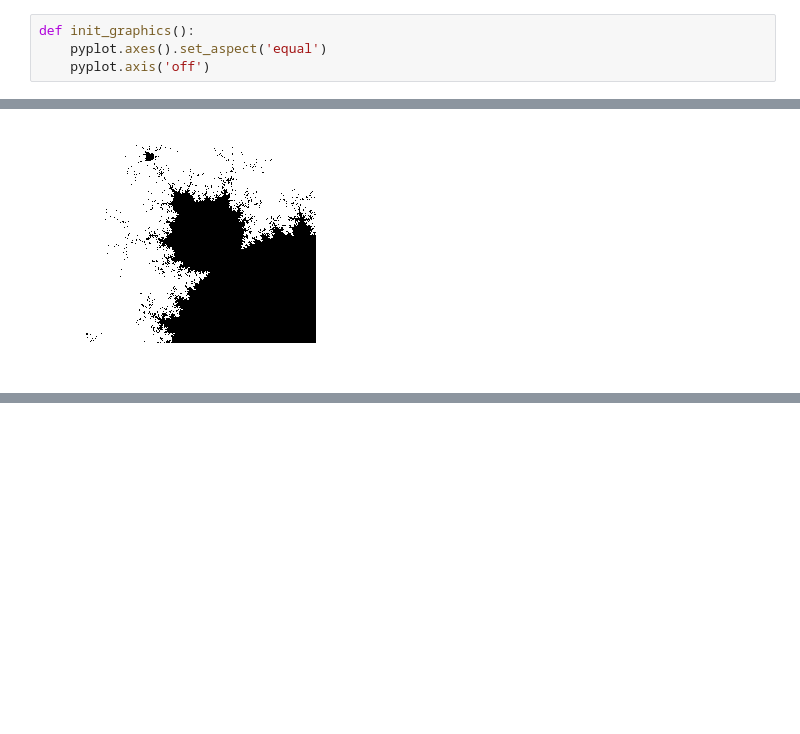
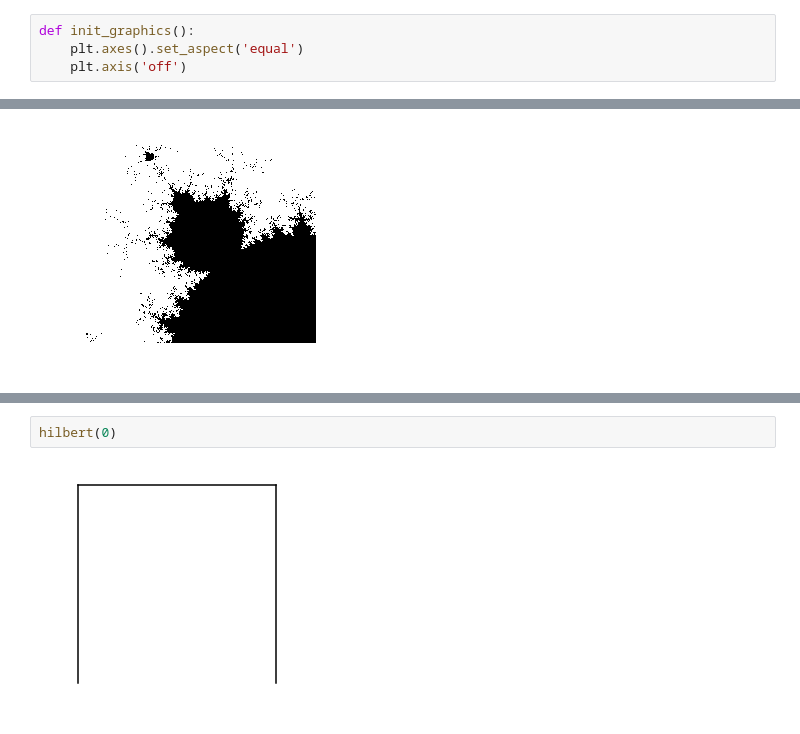
Before and after one commit to n3times/jupyter, a Jupyter notebook: Classic Fractals.ipynb, the cells around one changed output, grey strips where cells are left out. Drawn from its saved outputs; the diff is of its cells as text; blank space fills up the shorter version.

Commit message:
Add Hilbert curve

```diff
--- a/Classic Fractals.ipynb
+++ b/Classic Fractals.ipynb
@@ -15,8 +16,8 @@ from matplotlib import pyplot
 The following function allows to draw the fractals as images instead of plots in a graph:
 # %%
 def init_graphics():
-    pyplot.axes().set_aspect('equal')
-    pyplot.axis('off')
+    plt.axes().set_aspect('equal')
+    plt.axis('off')
 # %% [markdown]
 This utility function will be useful for the Koch snowflake and the Sierpinski triangle:
 # %%
@@ -208,0 +265,4 @@ mandelbrot(-0.57, -0.50, 0.57, 0.63)
+# %%
+hilbert(0)
+# %% [output]
+[figure, added]
```
Also changed, not shown: parts of 13 cells of this notebook.
